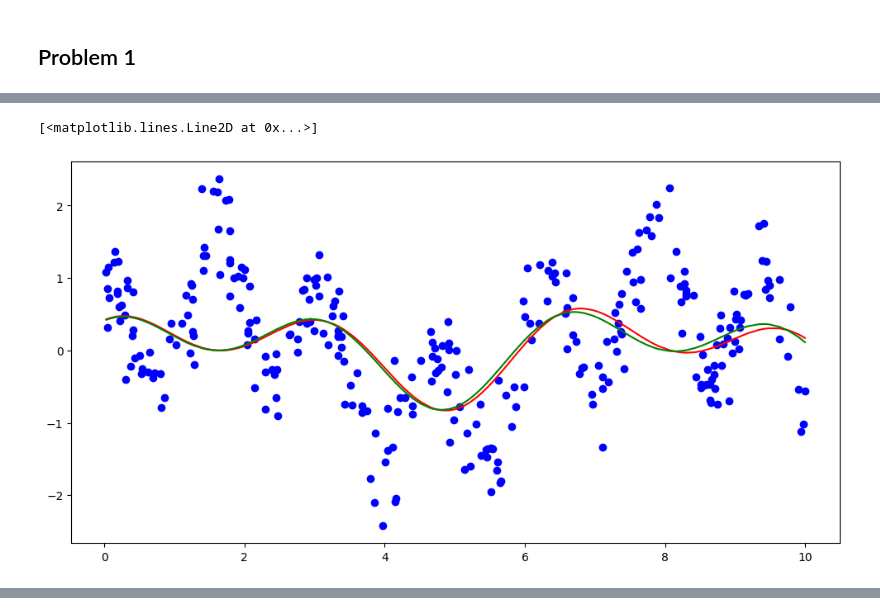
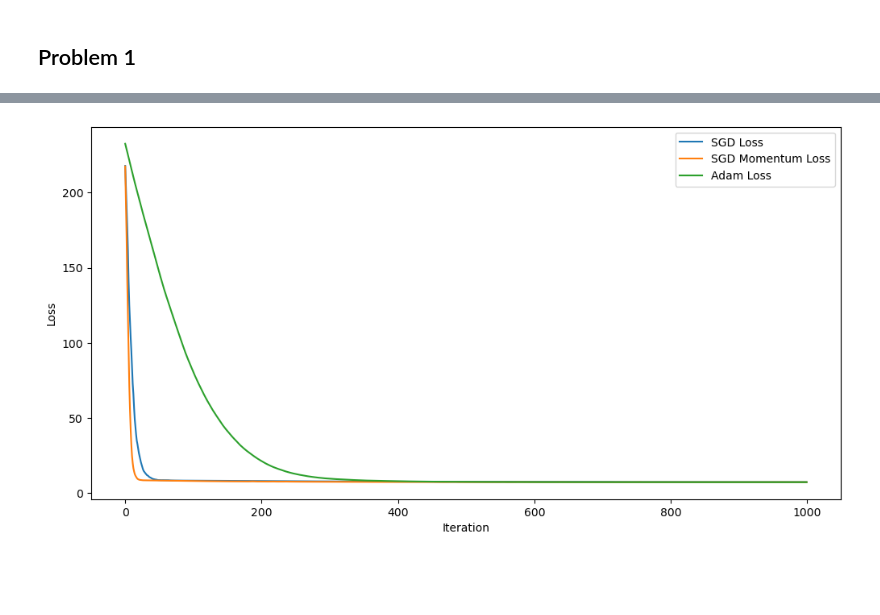
Before and after one commit to zvkong/ai-core, a Jupyter notebook: notebooks/hw1.ipynb, the cells around one changed output, grey strips where cells are left out. Saved outputs shown, nothing was run; the diff lists cells and outputs as text; code cells hidden in the pictures; blank space fills up the shorter version.

Commit message:
day05: hw1 p1 adam+pso + comparison harness

```diff
--- a/notebooks/hw1.ipynb
+++ b/notebooks/hw1.ipynb
@@ -40,7 +40,7 @@ def square_error_loss(y_true, y_pred):
     return sum((y_pred - y_true)**2)
 # %%
 ## load in the data
-x, y, df = load_hw1_problem1_data('../dataset/homework/HW1_Problem1_Data.csv')
+x, y, df = load_hw1_problem1_data('../src/dataset/homework/HW1_Problem1_Data.csv')
 # %% [markdown]
 ## Problem 1
 # %%
@@ -101,5 +84,3 @@ def SGD(x, y, init = {"theta1": 1, "theta2": 1}, epsilon = 0.01, batch_size = 32
     theta = {"theta1": theta1, "theta2": theta2}
     print(f"SGD finished  in {iters} iterations with loss: {loss:.4f}")
     return loss, theta, loss_history
-# %%
-loss, theta, loss_history = SGD(x, y, init = {"theta1": 1, "theta2": 1}, epsilon = 0.05, batch_size = 32, max_iter=100000)
@@ -165,4 +145,0 @@ def test():
-# %%
-## real data for both
-loss_sgd, theta_sgd, loss_history_sgd = SGD(x, y, init = {"theta1": 1.4, "theta2": 1.8}, epsilon = 0.001, batch_size = 8, max_iter=50000)
-loss_momentum, theta_momentum, loss_history_momentum = SGD_momentum(x, y, init = {"theta1": 1.4, "theta2": 1.8}, alpha = 0.5, epsilon = 0.001, batch_size = 8, max_iter = 5000)
@@ -182,13 +145,0 @@ plt.legend()
-# %%
-## fit curve
-idx = np.argsort(x)
-x_sorted = x[idx]
-yhat_sgd = model_fn(x_sorted, theta_sgd["theta1"], theta_sgd["theta2"])
-yhat_momentum = model_fn(x_sorted, theta_momentum["theta1"], theta_momentum["theta2"])
-plt.figure(figsize=(12, 6))
-plt.scatter(x, y, color='blue', label='Data Points')
-plt.plot(x_sorted, yhat_sgd, color='red', label='SGD Fit')
-plt.plot(x_sorted, yhat_momentum, color='green', label='SGD Momentum Fit')
-# %% [output]
-[<matplotlib.lines.Line2D at 0x...>]
-[figure, removed]
@@ -194,0 +227,15 @@ plt.plot(x_sorted, yhat_momentum, color='green', label='SGD Momentum Fit')
+# %%
+def test():
+    test_x, test_y = generate_hw1_problem1_synth(n=200, theta1_true=1.5, theta2_true=2.0, noise_std=0.2, seed=123)
+    loss_sgd, theta_sgd, loss_history_sgd = SGD(test_x, test_y, init = {"theta1": 1.4, "theta2": 1.8}, epsilon = 0.001, batch_size = 32, max_iter=1000)
+    loss_momentum, theta_momentum, loss_history_momentum = SGD_momentum(test_x, test_y, init = {"theta1": 1.4, "theta2": 1.8}, alpha = 0.5, epsilon = 0.001, batch_size = 32, max_iter = 1000)
+    loss_adam, theta_adam, loss_history_adam = Adam(test_x, test_y, init = {"theta1": 1.4, "theta2": 1.8}, epsilon = 0.001, rho1 = 0.9, rho2 = 0.999, batch_size = 32, max_iter = 1000)
+    plt.figure(figsize=(12, 6))
+    plt.plot(loss_history_sgd, label='SGD Loss')
+    plt.plot(loss_history_momentum, label='SGD Momentum Loss')
+    plt.plot(loss_history_adam, label='Adam Loss')
+    plt.xlabel('Iteration')
+    plt.ylabel('Loss')
+    plt.legend()
+test()
+# %% [output]
@@ -194,0 +245 @@ plt.plot(x_sorted, yhat_momentum, color='green', label='SGD Momentum Fit')
+[figure, added]
```
Also changed, not shown: parts of 12 cells of this notebook, 2 other files.
